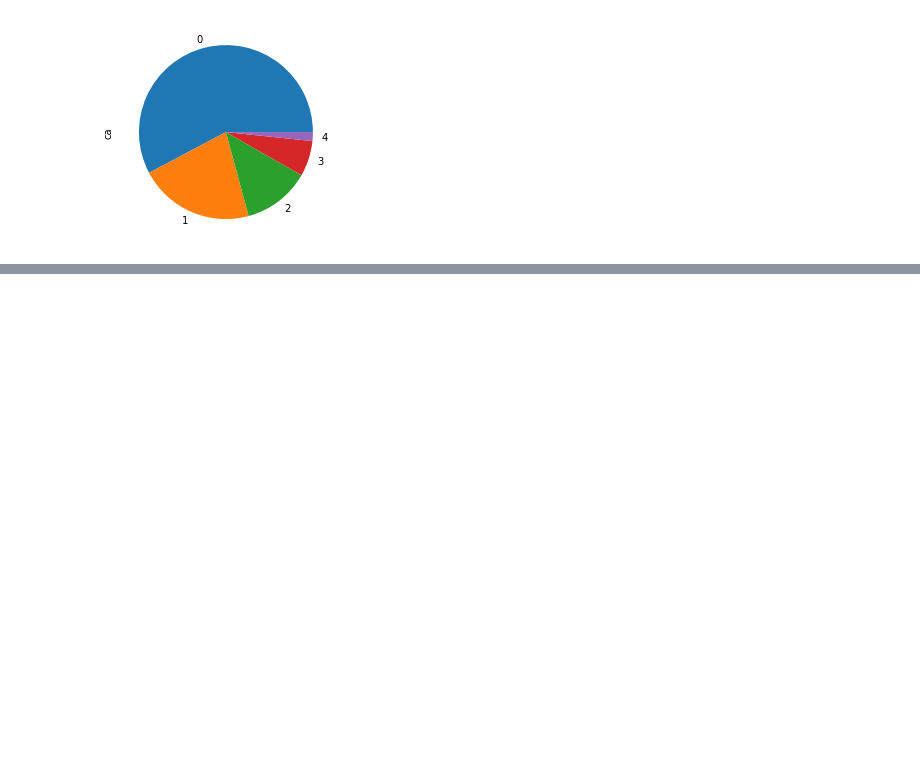
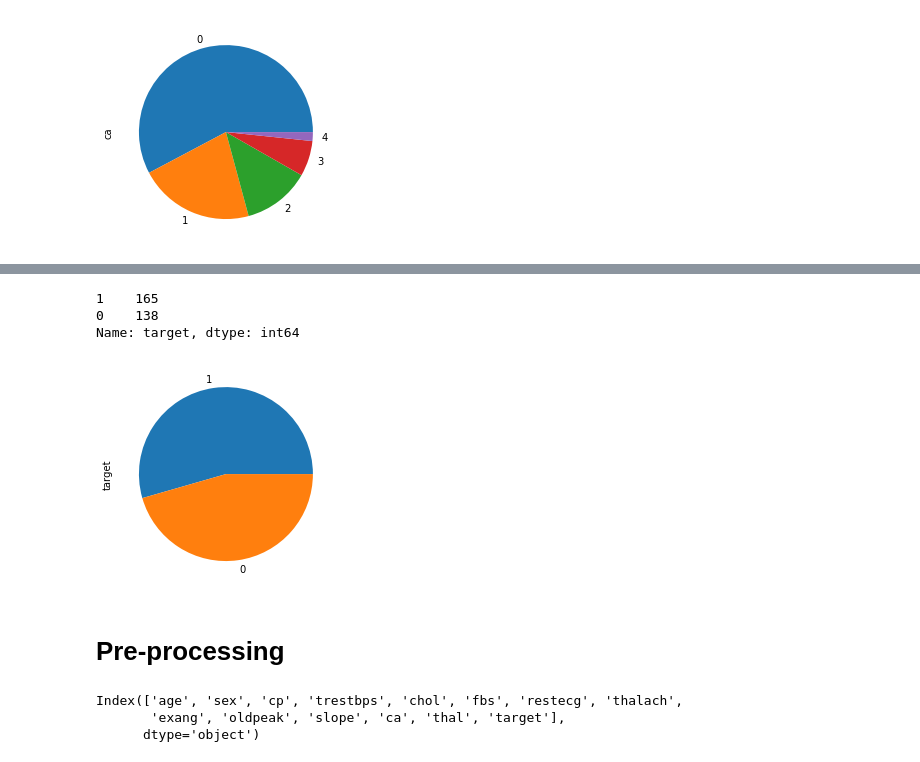
Before and after one commit to peteryph/Kaggle-Heart-Failure-Prediction, a Jupyter notebook: Heart Failure Prediction.ipynb, the cells around one changed output, grey strips where cells are left out. Drawn from its saved outputs; the diff is of its cells as text; code cells hidden in the pictures; blank space fills up the shorter version.

Commit message:
EDA finish, working on pre-processing

```diff
--- a/Heart Failure Prediction.ipynb
+++ b/Heart Failure Prediction.ipynb
@@ -209,0 +212,17 @@ Name: ca, dtype: int64
+# %%
+#  0 = disease, 1 = no disease
+df["target"].value_counts().plot(kind='pie')
+df["target"].astype('category').value_counts()
+# %% [output]
+1    165
+0    138
+Name: target, dtype: int64
+[figure, added]
+# %% [markdown]
+# Pre-processing
+# %%
+df.columns
+# %% [output]
+Index(['age', 'sex', 'cp', 'trestbps', 'chol', 'fbs', 'restecg', 'thalach',
+       'exang', 'oldpeak', 'slope', 'ca', 'thal', 'target'],
+      dtype='object')
```
Also changed, not shown: parts of 11 cells of this notebook.
